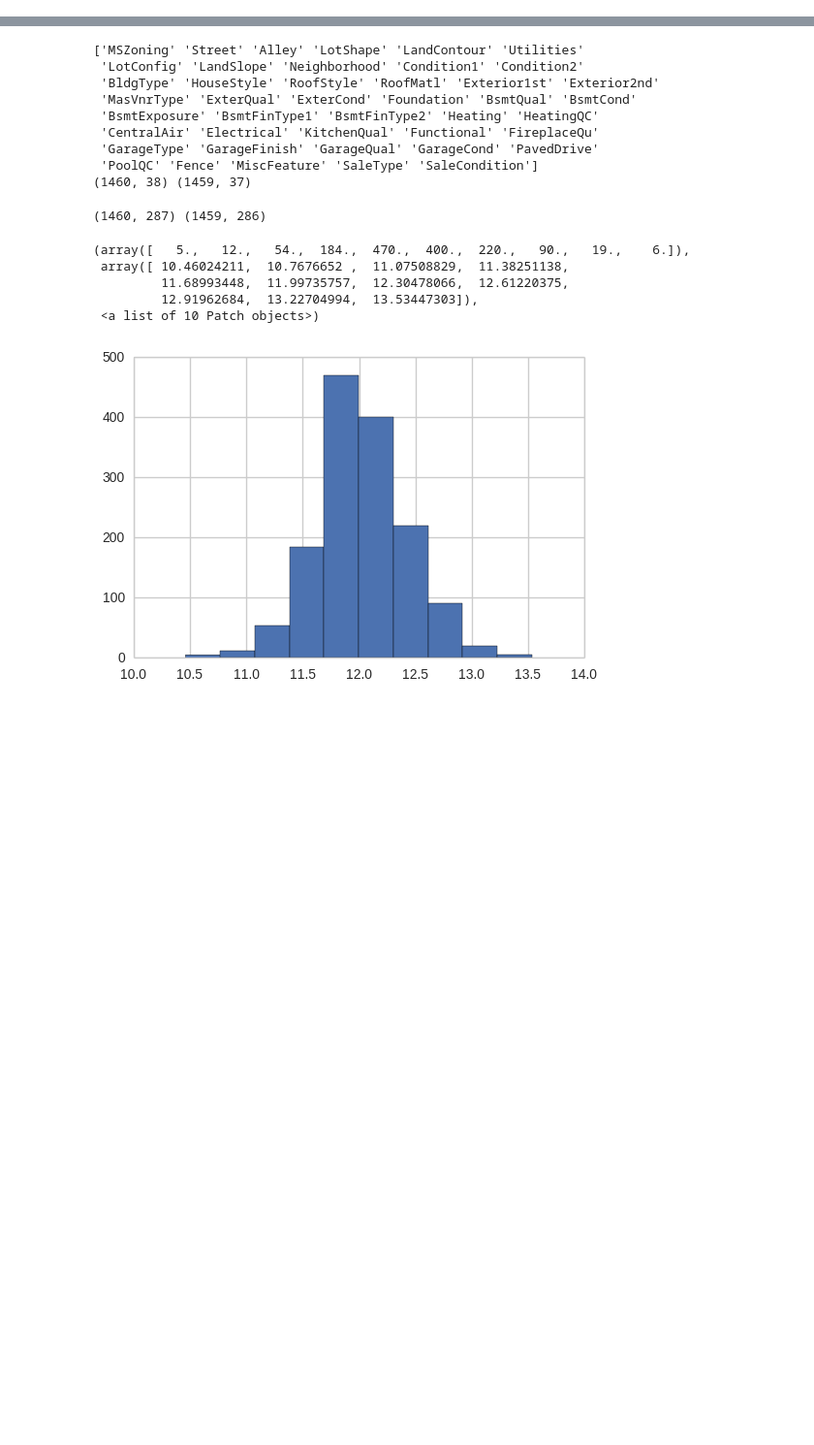
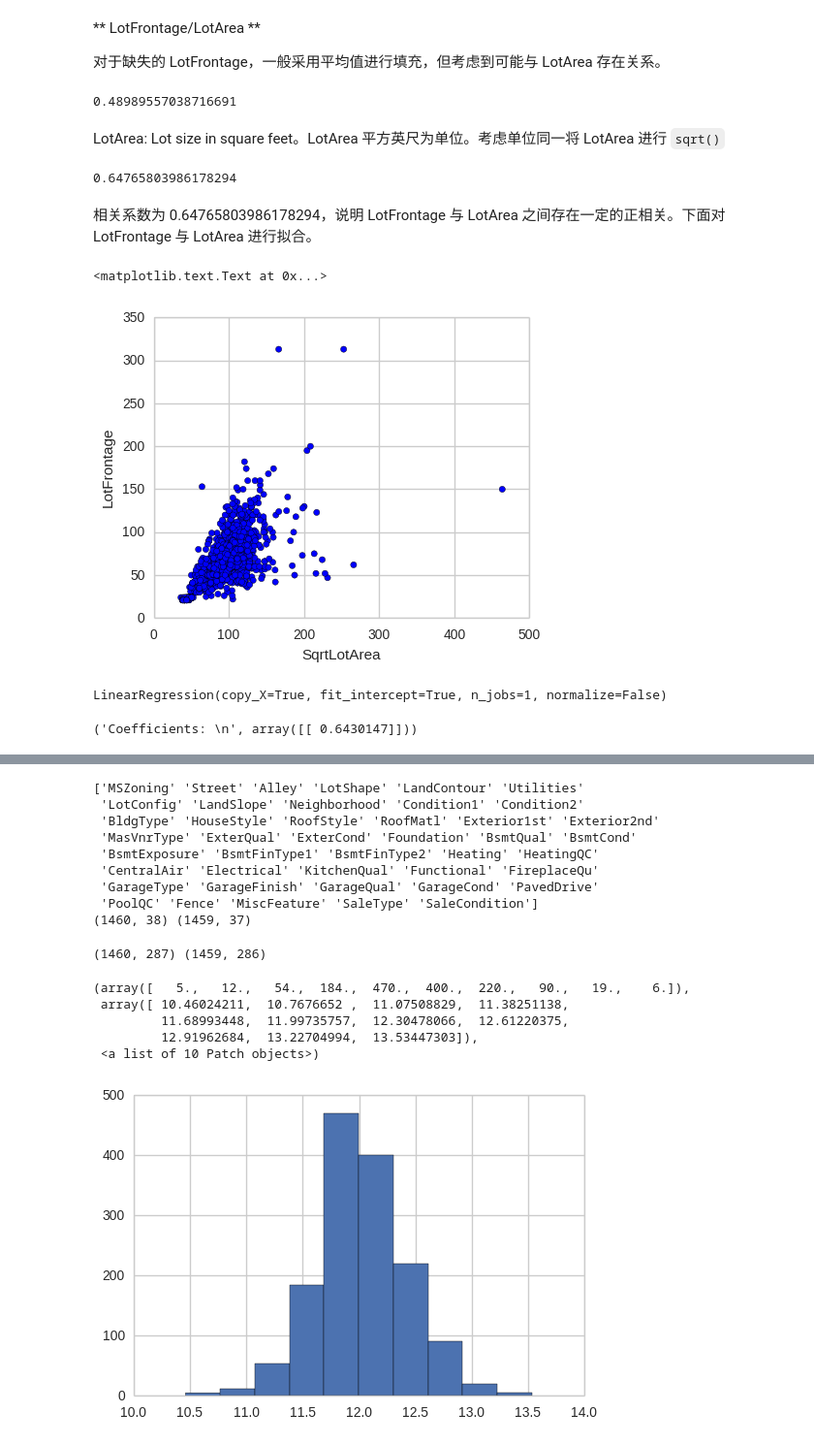
Before and after one commit to SunnyMarkLiu/Kaggle-House-Prices, a Jupyter notebook: Predict_House_Prices.ipynb, the cells around one changed output, grey strips where cells are left out. Shown at 97% size. Saved outputs shown, nothing was run; the diff lists cells and outputs as text; code cells hidden in the pictures; blank space fills up the shorter version.

```diff
--- a/Predict_House_Prices.ipynb
+++ b/Predict_House_Prices.ipynb
@@ -74,0 +39,7 @@ None
+# %%
+def conbine_train_test_data():
+    train_data2 = train_data.drop('SalePrice', axis=1)
+    return pd.concat([train_data2, test_data])
+
+conbined_data = conbine_train_test_data()
+conbined_data.shape
@@ -74,0 +95,28 @@ None
+# %% [markdown]
+** LotFrontage/LotArea **
+
+对于缺失的 LotFrontage，一般采用平均值进行填充，但考虑到可能与 LotArea 存在关系。
+# %%
+# Compute pairwise correlation of columns, excluding NA/null values
+conbined_data['LotFrontage'].corr(conbined_data['LotArea'])
+# %% [output]
+0.48989557038716691
+# %% [markdown]
+LotArea: Lot size in square feet。LotArea 平方英尺为单位。考虑单位同一将 LotArea 进行 `sqrt()`
+# %%
+conbined_data['SqrtLotArea'] = np.sqrt(conbined_data['LotArea'])
+conbined_data['LotFrontage'].corr(conbined_data['SqrtLotArea'])
+# %% [output]
+0.64765803986178294
+# %% [markdown]
+相关系数为 0.64765803986178294，说明 LotFrontage 与 LotArea 之间存在一定的正相关。下面对LotFrontage 与 LotArea 进行拟合。
+# %%
+# 绘制 LotFrontage 与 LotArea 原始数据
+lot_datas = conbined_data[['LotFrontage','SqrtLotArea']].dropna()
+plt.figure(figsize=(5,4))
+plt.scatter(lot_datas['SqrtLotArea'], lot_datas['LotFrontage'])
+plt.xlabel("SqrtLotArea")
+plt.ylabel("LotFrontage")
+# %% [output]
+<matplotlib.text.Text at 0x...>
+[figure, added]
@@ -74,0 +128,17 @@ None
+# %%
+lotFrontage = lot_datas.iloc[:,0].values
+sqrtLotArea = lot_datas.iloc[:,1].values
+
+length = lotFrontage.shape[0]
+lotFrontage = lotFrontage.reshape(length, 1)
+sqrtLotArea = sqrtLotArea.reshape(length, 1)
+
+# Train the model using the training sets
+regr.fit(sqrtLotArea, lotFrontage)
+# %% [output]
+LinearRegression(copy_X=True, fit_intercept=True, n_jobs=1, normalize=False)
+# %%
+# The coefficients
+print('Coefficients: \n', regr.coef_)
+# %% [output]
+('Coefficients: \n', array([[ 0.6430147]]))
```
Also changed, not shown: parts of 43 cells of this notebook.
